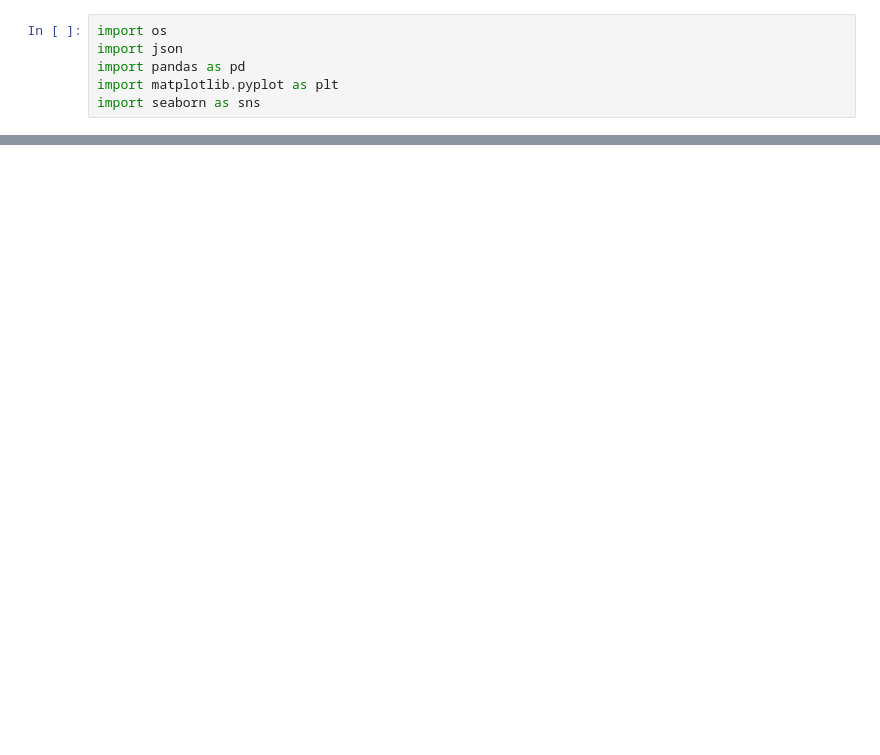
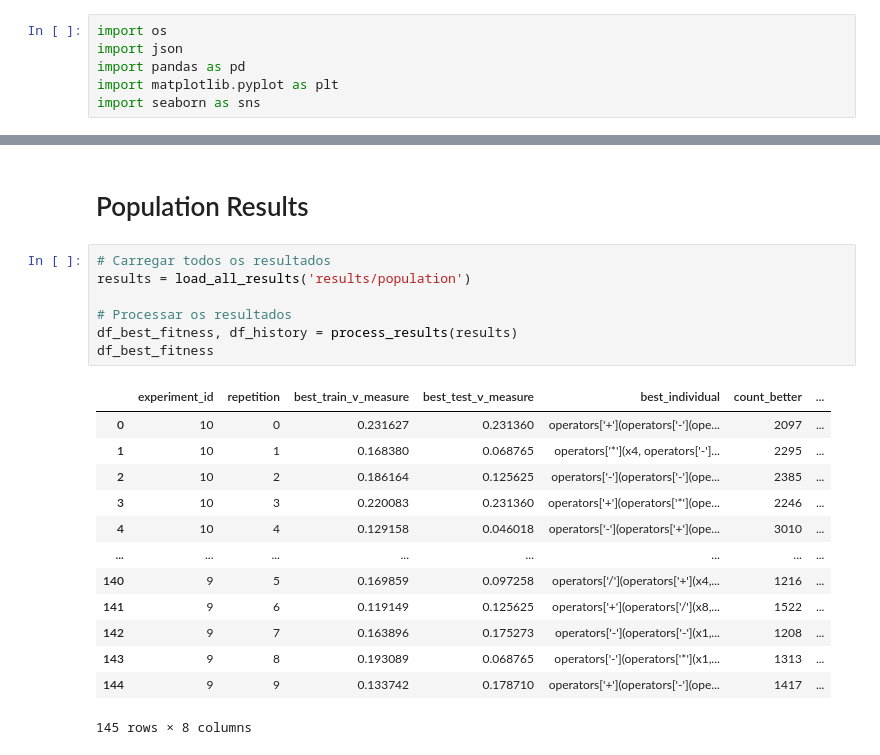
Before and after one commit to JoaoLucas23/TP1-CompNat, a Jupyter notebook: results.ipynb, the cells around one changed output, grey strips where cells are left out. Drawn from its saved outputs; the diff is of its cells as text; blank space fills up the shorter version.

```diff
--- a/results.ipynb
+++ b/results.ipynb
@@ -47,3 +51,26 @@ def process_results(results):
     df_history = pd.DataFrame(history_list)
 
     return df_best_fitness, df_history
+# %% [markdown]
+# Population Results
+# %%
+# Carregar todos os resultados
+results = load_all_results('results/population')
+
+# Processar os resultados
+df_best_fitness, df_history = process_results(results)
+df_best_fitness
+# %% [output]
+|  | experiment_id | repetition | best_train_v_measure | best_test_v_measure | best_individual | count_better | ... |
+| 0 | 10 | 0 | 0.231627 | 0.231360 | operators['+'](operators['-'](ope... | 2097 | ... |
+| 1 | 10 | 1 | 0.168380 | 0.068765 | operators['*'](x4, operators['-']... | 2295 | ... |
+| 2 | 10 | 2 | 0.186164 | 0.125625 | operators['-'](operators['-'](ope... | 2385 | ... |
+| 3 | 10 | 3 | 0.220083 | 0.231360 | operators['+'](operators['*'](ope... | 2246 | ... |
+| 4 | 10 | 4 | 0.129158 | 0.046018 | operators['-'](operators['+'](ope... | 3010 | ... |
+| ... | ... | ... | ... | ... | ... | ... | ... |
+| 140 | 9 | 5 | 0.169859 | 0.097258 | operators['/'](operators['+'](x4,... | 1216 | ... |
+| 141 | 9 | 6 | 0.119149 | 0.125625 | operators['+'](operators['/'](x8,... | 1522 | ... |
+| 142 | 9 | 7 | 0.163896 | 0.175273 | operators['-'](operators['-'](x1,... | 1208 | ... |
+| 143 | 9 | 8 | 0.193089 | 0.068765 | operators['-'](operators['*'](x1,... | 1313 | ... |
+| 144 | 9 | 9 | 0.133742 | 0.178710 | operators['+'](operators['-'](ope... | 1417 | ... |
+145 rows × 8 columns
```
Also changed, not shown: parts of 24 cells of this notebook, 22 other files.
